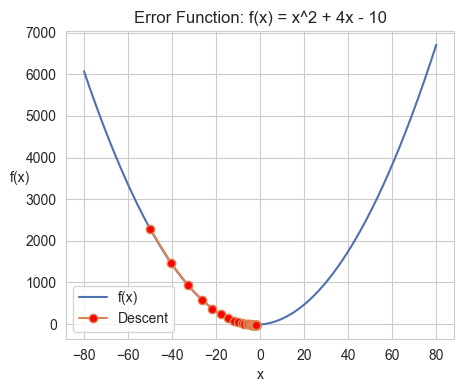
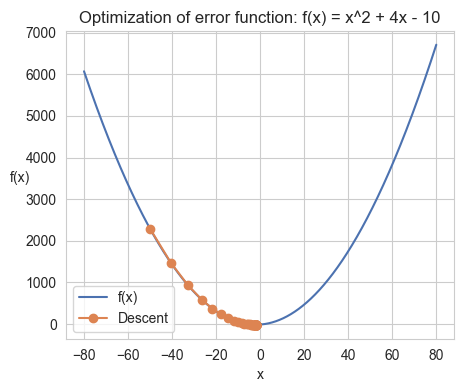
The change to this notebook cell's code, shown as a diff; its figure went from the first image to the second:
--- before
+++ after
@@ -1,11 +1,12 @@
 plt.figure(figsize=(5, 4))
 
+# Plot Error Function.
 sns.lineplot(x=x, y=y, label="f(x)")
-plt.title("Error Function: f(x) = x^2 + 4x - 10")
+plt.title("Optimization of error function: f(x) = x^2 + 4x - 10")
 plt.xlabel("x")
 plt.ylabel("f(x)", rotation=0)
 
-fw = [f(w_i) for w_i in w_log]
-plt.plot(w_log, fw, marker="o", markerfacecolor="red", label="Descent")
+# Plot Descent to minima.
+plt.plot(w_log, f_vec(w_log), marker="o", label="Descent")
 
 plt.legend()

Commit: Improved notes and updated Equations and Formulas.